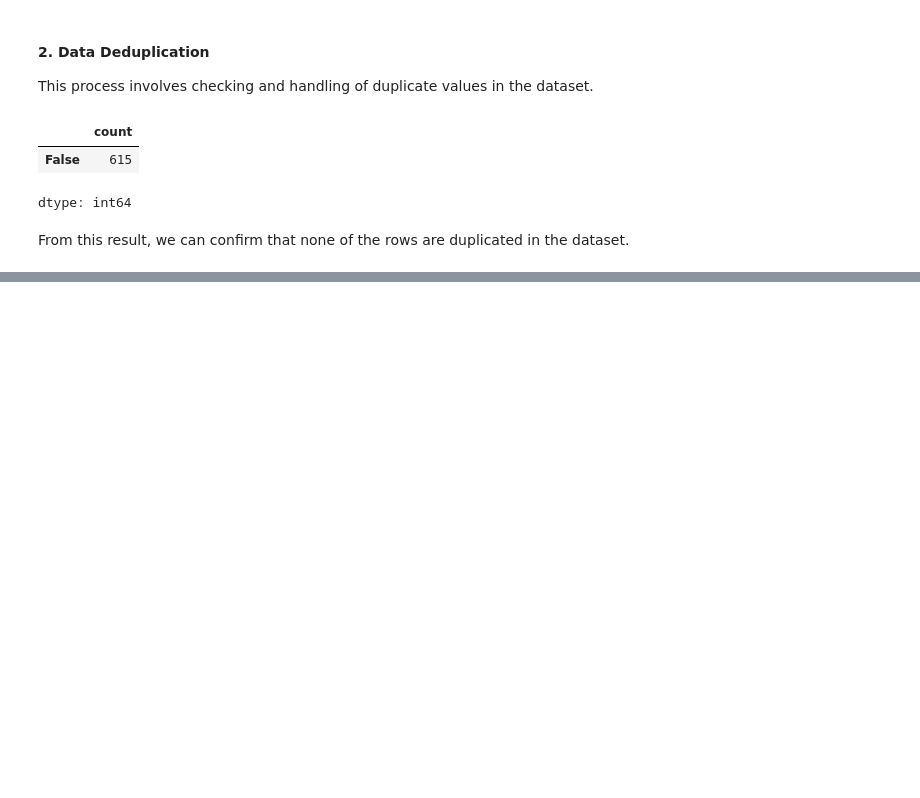
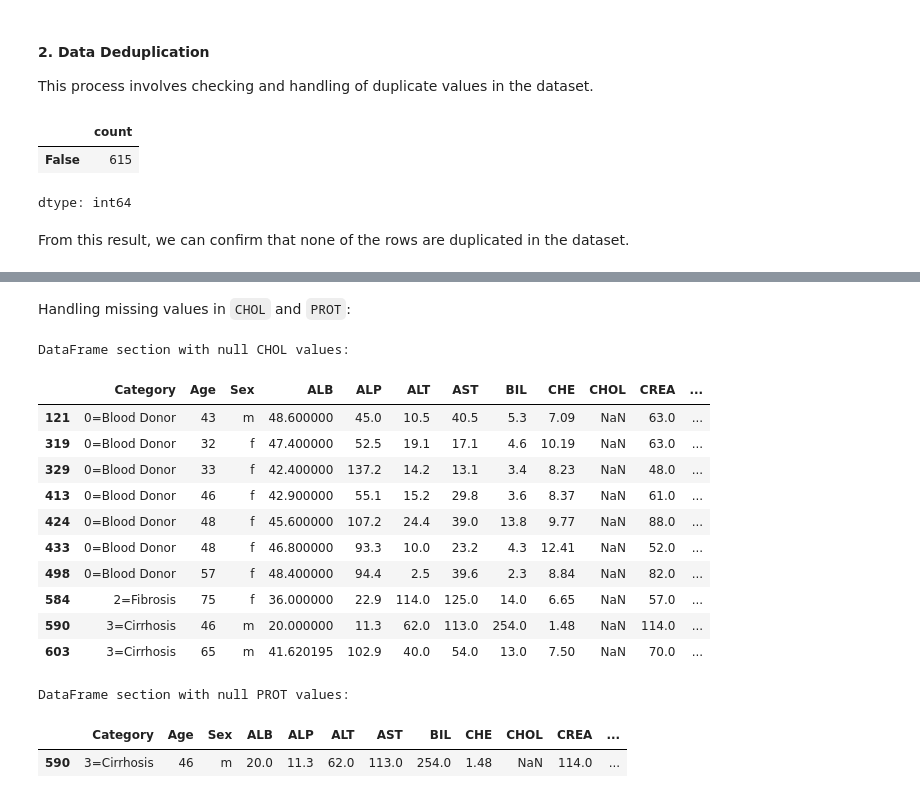
Before and after one commit to bootycurry/eda-assessment, a Jupyter notebook: 22BDS0142.ipynb, the cells around one changed output, grey strips where cells are left out. Saved outputs shown, nothing was run; the diff lists cells and outputs as text; code cells hidden in the pictures; blank space fills up the shorter version.

```diff
--- a/22BDS0142.ipynb
+++ b/22BDS0142.ipynb
@@ -131,0 +283,28 @@ From this result, we can confirm that none of the rows are duplicated in the dat
+# %% [markdown]
+Handling missing values in `CHOL` and `PROT`:
+# %%
+chol_null_indices = cleaned_df[cleaned_df['CHOL'].isnull()].index
+prot_null_indices = cleaned_df[cleaned_df['PROT'].isnull()].index
+
+print("DataFrame section with null CHOL values:")
+cleaned_df.loc[chol_null_indices]
+# %% [output]
+DataFrame section with null CHOL values:
+|  | Category | Age | Sex | ALB | ALP | ALT | AST | BIL | CHE | CHOL | CREA | ... |
+| 121 | 0=Blood Donor | 43 | m | 48.600000 | 45.0 | 10.5 | 40.5 | 5.3 | 7.09 | NaN | 63.0 | ... |
+| 319 | 0=Blood Donor | 32 | f | 47.400000 | 52.5 | 19.1 | 17.1 | 4.6 | 10.19 | NaN | 63.0 | ... |
+| 329 | 0=Blood Donor | 33 | f | 42.400000 | 137.2 | 14.2 | 13.1 | 3.4 | 8.23 | NaN | 48.0 | ... |
+| 413 | 0=Blood Donor | 46 | f | 42.900000 | 55.1 | 15.2 | 29.8 | 3.6 | 8.37 | NaN | 61.0 | ... |
+| 424 | 0=Blood Donor | 48 | f | 45.600000 | 107.2 | 24.4 | 39.0 | 13.8 | 9.77 | NaN | 88.0 | ... |
+| 433 | 0=Blood Donor | 48 | f | 46.800000 | 93.3 | 10.0 | 23.2 | 4.3 | 12.41 | NaN | 52.0 | ... |
+| 498 | 0=Blood Donor | 57 | f | 48.400000 | 94.4 | 2.5 | 39.6 | 2.3 | 8.84 | NaN | 82.0 | ... |
+| 584 | 2=Fibrosis | 75 | f | 36.000000 | 22.9 | 114.0 | 125.0 | 14.0 | 6.65 | NaN | 57.0 | ... |
+| 590 | 3=Cirrhosis | 46 | m | 20.000000 | 11.3 | 62.0 | 113.0 | 254.0 | 1.48 | NaN | 114.0 | ... |
+| 603 | 3=Cirrhosis | 65 | m | 41.620195 | 102.9 | 40.0 | 54.0 | 13.0 | 7.50 | NaN | 70.0 | ... |
+# %%
+print("\nDataFrame section with null PROT values:")
+cleaned_df.loc[prot_null_indices]
+# %% [output]
+DataFrame section with null PROT values:
+|  | Category | Age | Sex | ALB | ALP | ALT | AST | BIL | CHE | CHOL | CREA | ... |
+| 590 | 3=Cirrhosis | 46 | m | 20.0 | 11.3 | 62.0 | 113.0 | 254.0 | 1.48 | NaN | 114.0 | ... |
```
Also changed, not shown: parts of 19 cells of this notebook.
